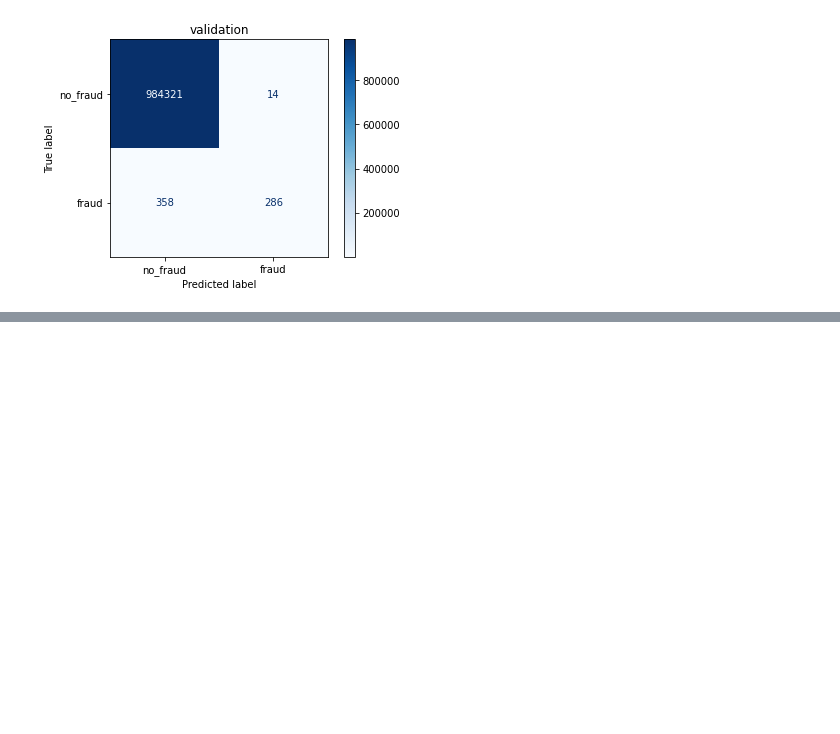
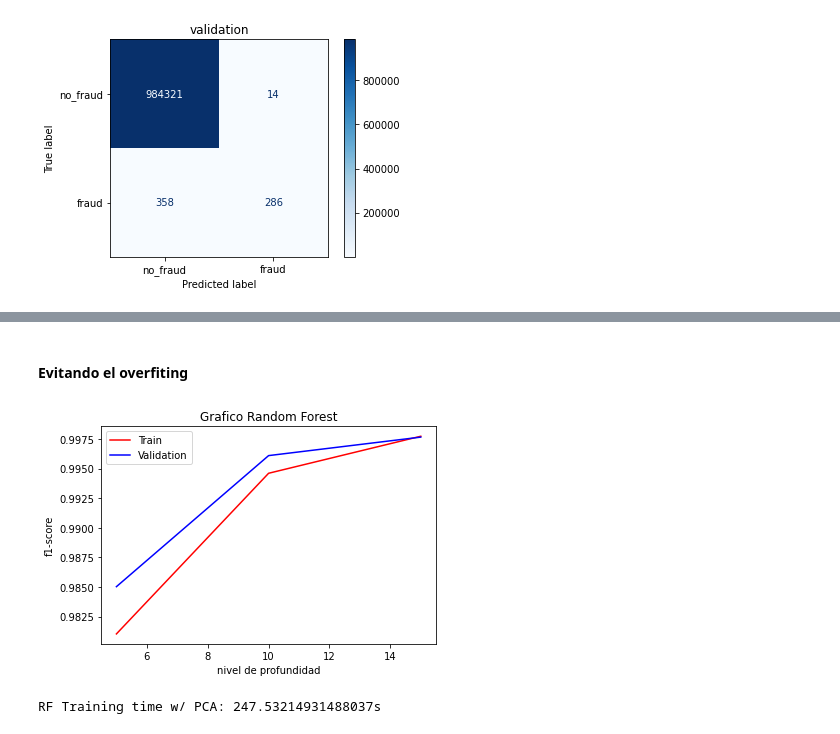
Before and after one commit to UlisesCravero/tp_ml_grupo_9, a Jupyter notebook: tp1_ML.ipynb, the cells around one changed output, grey strips where cells are left out. Cells and saved outputs as stored; diff of their text form; code cells hidden in the pictures; blank space fills up the shorter version.

```diff
--- a/tp1_ML.ipynb
+++ b/tp1_ML.ipynb
@@ -869,0 +890,46 @@ evaluate_model(model_gradient_boosted, title='Gradient Boosting')
+# %% [markdown]
+#### Evitando el overfiting
+# %%
+train_f1 =  []
+eval_f1 = []
+max_deep_list = list(range(5, 20,5))
+
+for deep in max_deep_list:
+
+    model_rf_maxdepth_curva = Pipeline([
+    ('mapper', mapper_fe),
+    ('classifier', RandomForestClassifier(n_estimators=10, max_depth=deep, random_state=42)),
+    ])
+
+    arbol_rf=model_rf_maxdepth_curva
+    arbol_rf=arbol_rf.fit(train_fe, train_fe.is_fraud)
+    y_train_pred = model_rf_maxdepth_curva.predict(train_fe.drop(columns=['is_fraud']))
+    y_val_pred = model_rf_maxdepth_curva.predict(validation_fe.drop(columns=['is_fraud']))
+    train_f1.append(metrics.f1_score( train_fe.is_fraud, y_train_pred))
+    eval_f1.append(metrics.f1_score(validation_fe.is_fraud, y_val_pred))
+
+# graficar los resultados.
+plt.plot(max_deep_list, train_f1, color='r', label='Train')
+plt.plot(max_deep_list, eval_f1, color='b', label='Validation')
+plt.title('Grafico Random Forest')
+plt.legend()
+plt.ylabel('f1-score')
+plt.xlabel('nivel de profundidad')
+plt.show()
+# %% [output]
+[figure, added]
+# %%
+rf_best_params = {'max_depth': 9, 'max_features': 11, 'n_estimators': 10}
+
+rf_model_fe = RandomForestClassifier(**rf_best_params, random_state=42)
+rf_pipeline_fe_9 = Pipeline([
+    ('mapper', mapper_fe),
+    ('classifier', rf_model_fe),
+])
+
+start = time.time()
+rf_pipeline_fe_9.fit(train_fe, train_fe.is_fraud)
+stop = time.time()
+print(f"RF Training time w/ PCA: {stop - start}s")
+# %% [output]
+RF Training time w/ PCA: 247.53214931488037s
```
Also changed, not shown: parts of 72 cells of this notebook.
